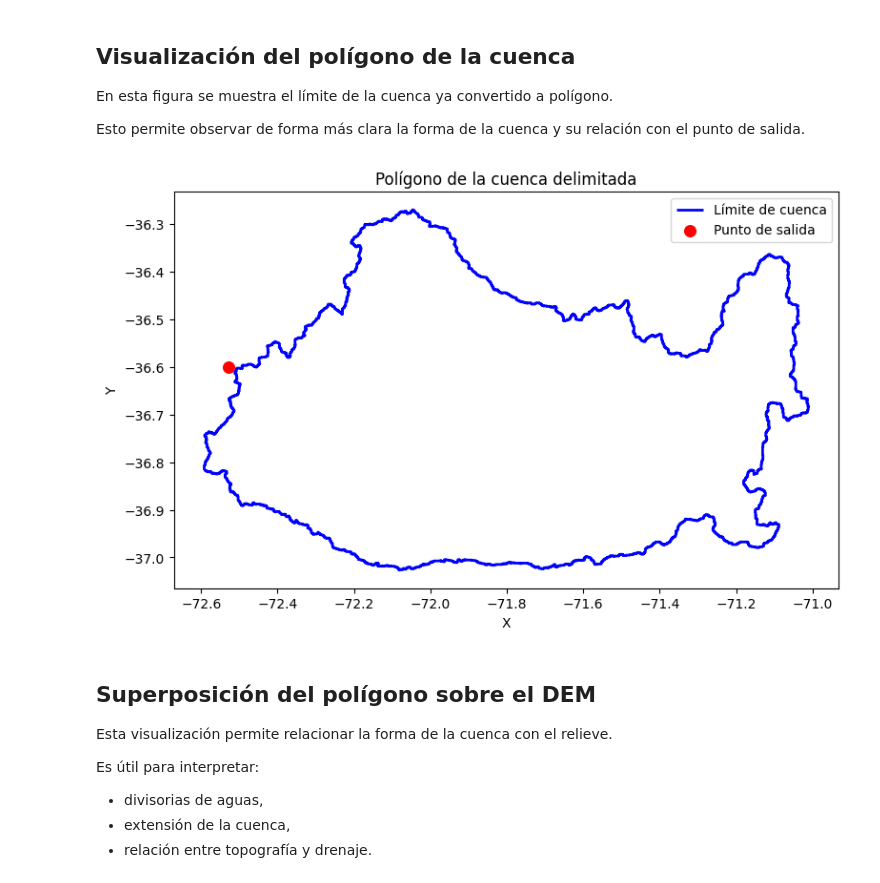
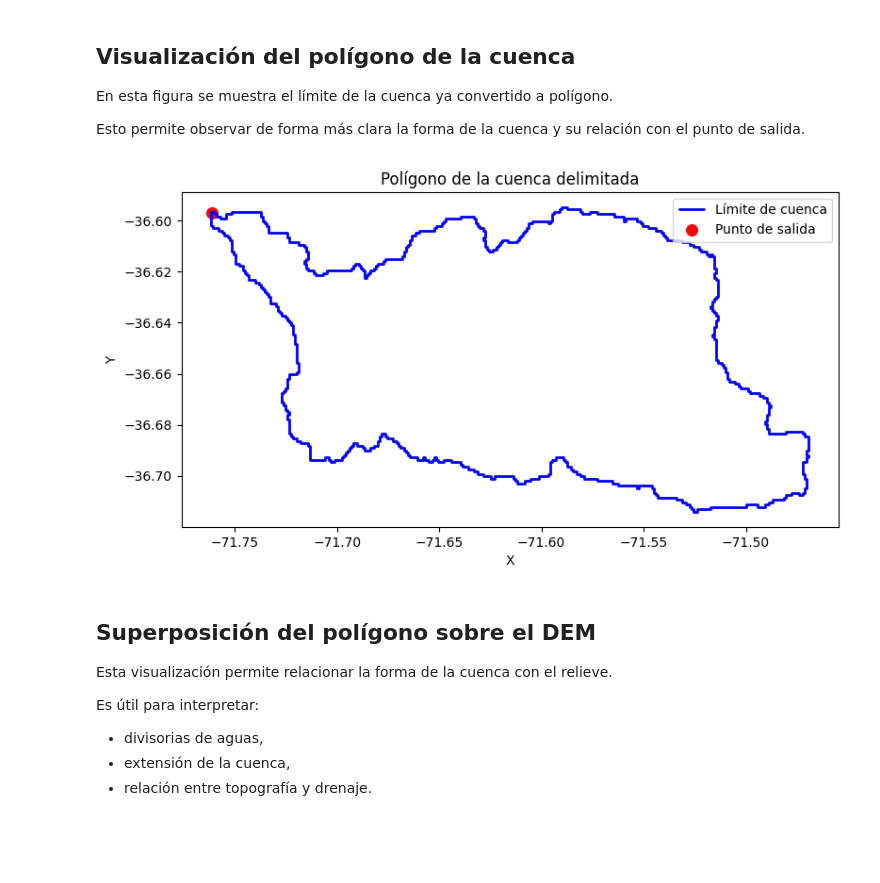
Before and after one commit to paulmunozpauta/Hidrology_Course, a Jupyter notebook: 01_Delimitacion_cuenca.ipynb, the cells around one changed output. Saved outputs shown, nothing was run; the diff lists cells and outputs as text; code cells hidden in the pictures; blank space fills up the shorter version.

```diff
--- a/01_Delimitacion_cuenca.ipynb
+++ b/01_Delimitacion_cuenca.ipynb
@@ -279,7 +285,7 @@ El punto de salida es donde el agua abandona la cuenca.
 Debe ubicarse sobre un río.
 # %%
 # Coordenadas del punto de salida
-approximate_lon = -72.5
+approximate_lon = -71.75
 approximate_lat = -36.6
 point = Point(approximate_lon, approximate_lat)
 print(f"Punto de salida: lon={approximate_lon}, lat={approximate_lat}")
@@ -309,28 +315,7 @@ Se ajusta el punto al píxel con mayor acumulación de flujo.
 
 Esto mejora la delimitación de la cuenca.
 # %%
-def snap_to_high_accumulation(dem_path, acc, x, y, search_radius=30):
-    """
-    Ajusta un punto al píxel cercano con mayor acumulación de flujo.
-
-    Parámetros
-    ----------
-    dem_path : str
-        Ruta del DEM.
-    acc : ndarray
-        Matriz de acumulación de flujo.
-    x, y : float
-        Coordenadas del punto en el CRS del DEM.
-    search_radius : int
-        Radio de búsqueda en píxeles.
-
-    Retorna
-    -------
-    snapped_x, snapped_y : float
-        Coordenadas ajustadas.
-    snapped_row, snapped_col : int
-        Índices del píxel ajustado.
-    """
+def snap_to_high_accumulation(dem_path, acc, x, y, search_radius=12):
     with rasterio.open(dem_path) as src:
         row, col = src.index(x, y)
 
@@ -342,7 +327,7 @@ def snap_to_high_accumulation(dem_path, acc, x, y, search_radius=30):
         window_acc = acc[row_min:row_max, col_min:col_max]
 
         if window_acc.size == 0:
-            raise ValueError("La ventana de búsqueda está vacía.")
+            raise ValueError("Ventana vacía.")
 
         local_idx = np.unravel_index(np.nanargmax(window_acc), window_acc.shape)
 
@@ -353,20 +338,10 @@ def snap_to_high_accumulation(dem_path, acc, x, y, search_radius=30):
 
     return snapped_x, snapped_y, snapped_row, snapped_col
 
-
-
 snapped_x, snapped_y, snapped_row, snapped_col = snap_to_high_accumulation(
-    dem_lowres_path,
-    acc,
-    x_out,
-    y_out,
-    search_radius=30
+    dem_lowres_path, acc, x_out, y_out, search_radius=12
 )
 
-print("Punto ajustado:")
-print("x =", snapped_x)
-print("y =", snapped_y)
-print("fila =", snapped_row)
-print("columna =", snapped_col)
-print("acumulación =", acc[snapped_row, snapped_col])
+print("Punto ajustado:", snapped_x, snapped_y)
+print("Fila/columna ajustada:", snapped_row, snapped_col)
 # %% [output]
@@ -488,17 +459,17 @@ Esto permite observar de forma más clara la forma de la cuenca y su relación c
 # %%
 fig, ax = plt.subplots(figsize=(9, 8))
 
-basin_gdf.boundary.plot(ax=ax, color="blue", linewidth=2, label="Límite de cuenca")
+basin.boundary.plot(ax=ax, color="blue", linewidth=2, label="Límite de cuenca")
 ax.scatter(snapped_x, snapped_y, s=70, c="red", label="Punto de salida")
 
 ax.set_title("Polígono de la cuenca delimitada")
 ax.set_xlabel("X")
 ax.set_ylabel("Y")
 ax.legend()
 
 plt.show()
 # %% [output]
-[figure, old version]
+[figure, new version]
 # %% [markdown]
 ## Superposición del polígono sobre el DEM
 
```
Also changed, not shown: parts of 11 cells of this notebook.
